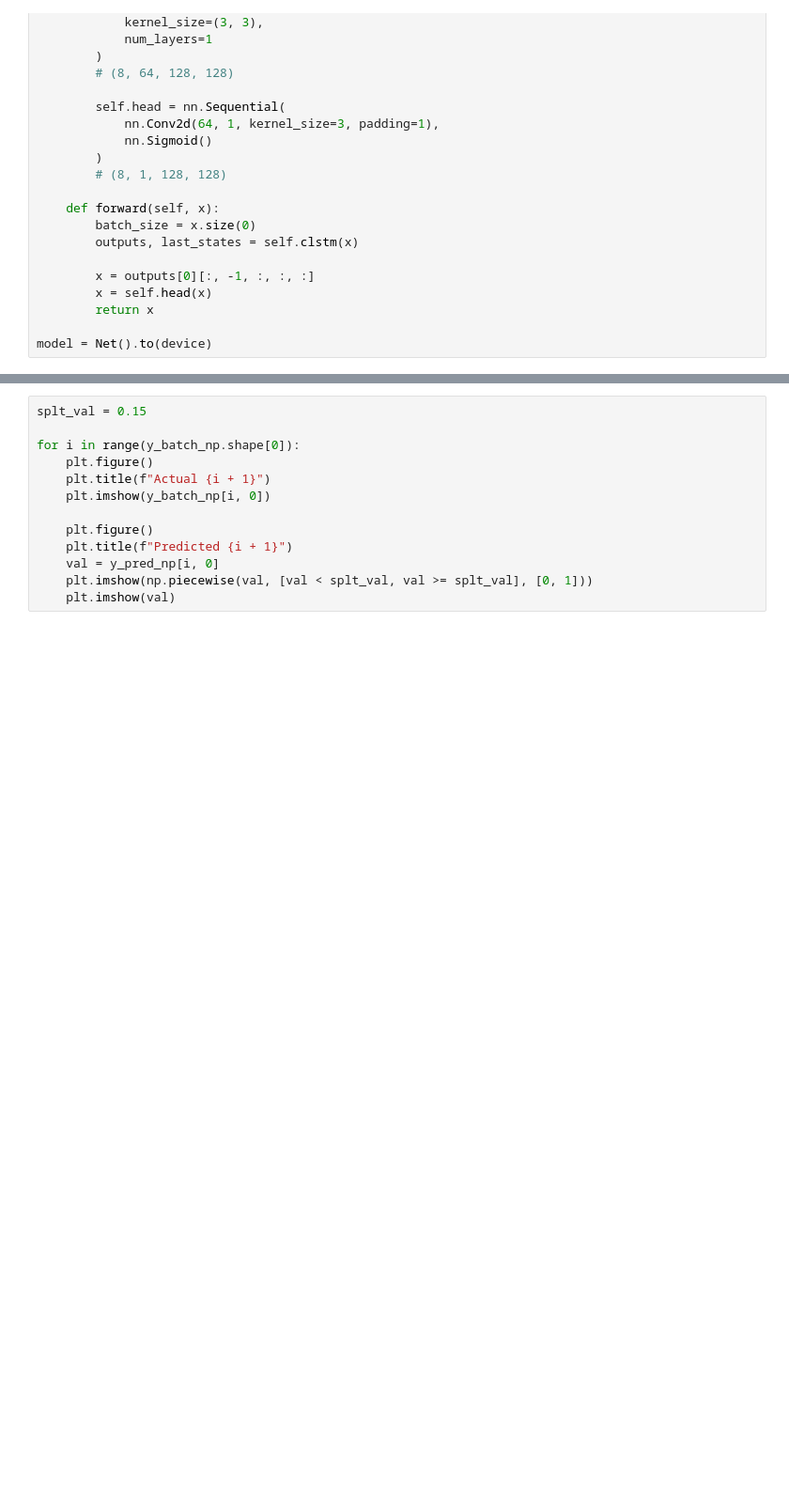
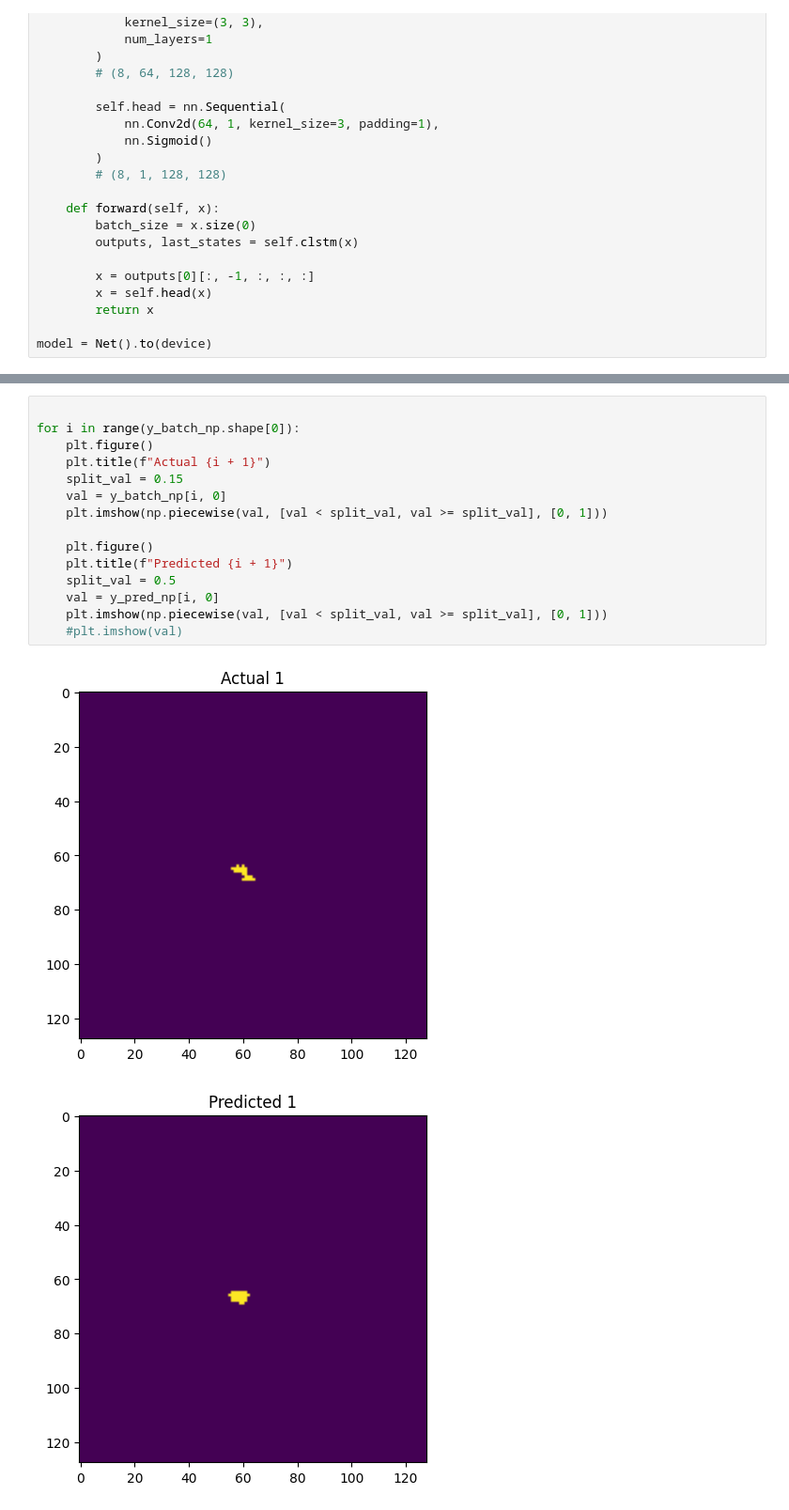
Before and after one commit to neilmewada/WildfireSpread, a Jupyter notebook: DataTesting.ipynb, the cells around one changed output, grey strips where cells are left out. Shown: that part at 94% size. Cells and saved outputs as stored; diff of their text form; blank space fills up the shorter version.

```diff
--- a/DataTesting.ipynb
+++ b/DataTesting.ipynb
@@ -398,13 +389,18 @@ np.max(y_pred_np), np.min(y_pred_np)
 # %%
-splt_val = 0.15
 
 for i in range(y_batch_np.shape[0]):
     plt.figure()
     plt.title(f"Actual {i + 1}")
-    plt.imshow(y_batch_np[i, 0])
+    split_val = 0.15
+    val = y_batch_np[i, 0]
+    plt.imshow(np.piecewise(val, [val < split_val, val >= split_val], [0, 1]))
 
     plt.figure()
     plt.title(f"Predicted {i + 1}")
+    split_val = 0.5
     val = y_pred_np[i, 0]
-    plt.imshow(np.piecewise(val, [val < splt_val, val >= splt_val], [0, 1]))
-    plt.imshow(val)
+    plt.imshow(np.piecewise(val, [val < split_val, val >= split_val], [0, 1]))
+    #plt.imshow(val)
+# %% [output]
+[figure, added]
+[figure, added]
```
Also changed, not shown: parts of 9 cells of this notebook, 1 other file.
